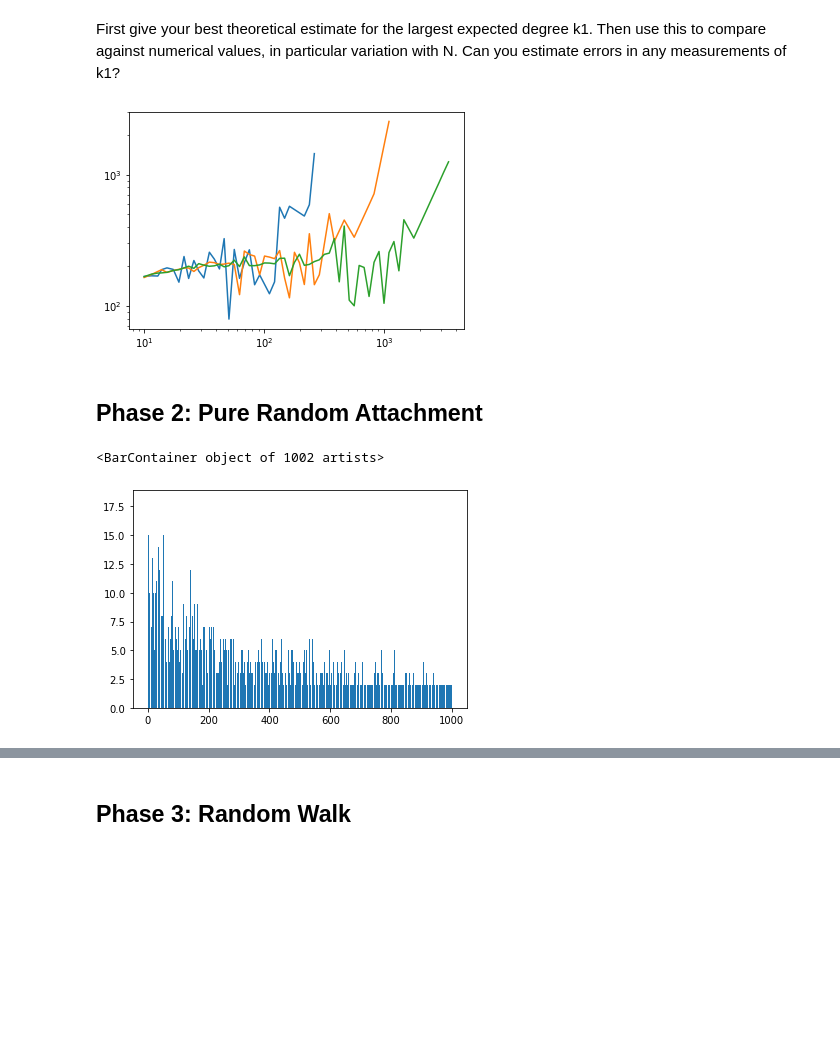
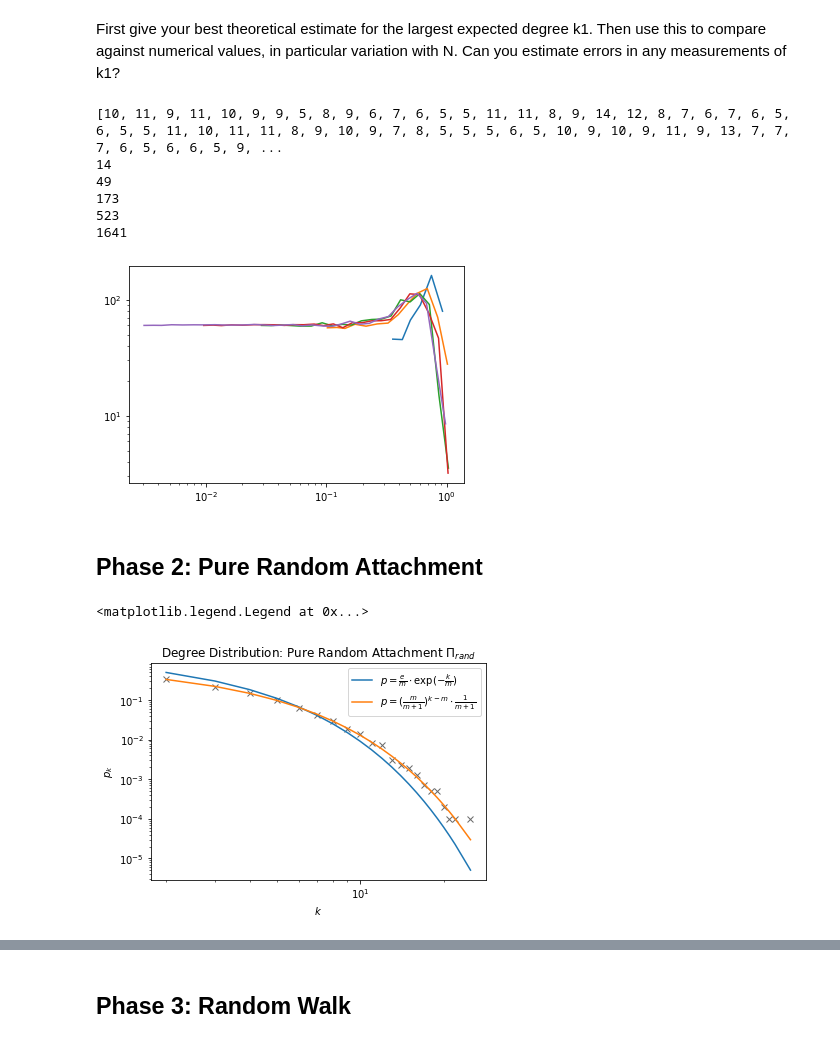
Before and after one commit to shaunfg/Complexity-Networks, a Jupyter notebook: networks/networks_project.ipynb, the cells around one changed output, grey strips where cells are left out. Saved outputs shown, nothing was run; the diff lists cells and outputs as text; code cells hidden in the pictures; blank space fills up the shorter version.

```diff
--- a/networks/networks_project.ipynb
+++ b/networks/networks_project.ipynb
@@ -225,7 +261,7 @@ Derive from the problem sheet
 
 $$p_{\infty}(k)=\frac{2m(m+1)}{k(k+1)(k+2)}$$
 # %%
-def fit_master_EQ(m,k,plot = True):
+def master_EQ_pref(m,k,plot = True):
 #     samp_x = np.arange(min(k),max(k))
 
     p = (2*m*(m+1))/(k*(k+1)*(k+2))
@@ -289,26 +389,29 @@ Justify choice for m
 # %%
-repeats = 5
-m_starting = 2
-m_add = 2
+repeats = 10
+m_starting = 5
+m_add = 5
 
 degrees_all = []
-
-for time in [1000,10000,100000]:
-    print("Calulating time t = ",time)
-    degrees_total = [0]*(time+m_starting)
+times = [1,10,100,1000,10000,100000]
+k_maxes = []
+for i in range(len(times)):
+    print("Calulating time t = ",times[i])
+#     degrees_total = [0]*(time+m_starting)
+    degrees_total = []
+    k_maxes.append([])
     for N in range(repeats):
-        Ba_1 = BA(time_limit = time,m = m_add,m_start = m_starting)
-        df = Ba_1.run()
-        degrees_total+=df.Degrees.values
+        print("--Repeat ",N)
+        Ba_1 = Barabasi_Albert(time_limit = times[i],m = m_add,m_start = m_starting)
+        df = Ba_1.drive_pref()
+        degrees_total.extend(df.Degrees.values)
+        k_maxes[i].append(max(df.Degrees.values))
 #     print(degrees_total)
-#     degrees_total = degrees_total/repeats
-#     print(degrees_total)
-    x,y = logbin(degrees_total,scale = 1.1)
+    x,y = logbin(degrees_total,scale = 1.2)
 #     plt.figure()
     plt.title("Degree Distribution, (m = {}, m0 = {})".format(m_add,m_starting))
     plt.xlabel("Number of Degrees (k)")
     plt.ylabel("Probability of degree $p(k)$")
-    plt.loglog(x,y,label = "t = {}".format(time))
+    plt.loglog(x,y,label = "t = {}".format(times[i]))
     degrees_all.append(degrees_total)
 plt.legend()
 
@@ -339,22 +490,24 @@ First give your best theoretical estimate for the largest expected degree k1. Th
 to compare against numerical values, in particular variation with N. Can you estimate
 errors in any measurements of k1?
 # %%
-for d in degrees_all:
-    x,y = logbin(d,scale = 1.1)
-    y /= x**(-3)
+print(degrees_all[1])
+
+for i in range(1,len(degrees_all)):
+#     print(degrees_all)
+    x,y = logbin(degrees_all[i],scale = 1.2)
+    y *= x*(x+1)*(x+2)
+    x /= max(degrees_all[i])
+#     print(max(degrees_all[i]))
+#     x /= (m_add*np.sqrt(times[i]))
 #     x /= x**0.1
     plt.loglog(x,y)
 # %% [output]
+[10, 11, 9, 11, 10, 9, 9, 5, 8, 9, 6, 7, 6, 5, 5, 11, 11, 8, 9, 14, 12, 8, 7, 6, 7, 6, 5, 6, 5, 5, 11, 10, 11, 11, 8, 9, 10, 9, 7, 8, 5, 5, 5, 6, 5, 10, 9, 10, 9, 11, 9, 13, 7, 7, 7, 6, 5, 6, 6, 5, 9, ...
+14
+49
+173
+523
+1641
-[figure, old version]
+[figure, new version]
 # %% [markdown]
 ## Phase 2: Pure Random Attachment
-# %%
-BA = Barabasi_Albert(time_limit = 1000,m=2,m_start=2)
-df = BA.drive_random()
-
-plt.bar(df.index,df.Degrees)
-# type(list(BA.G.nodes))
-# BA.draw()
-# %% [output]
-<BarContainer object of 1002 artists>
-[figure, removed]
@@ -360,0 +528,12 @@ plt.bar(df.index,df.Degrees)
+# %%
+x,y = logbin(df.Degrees,scale = 1)
+plt.loglog(x,y,'x',color = 'dimgray')
+plt.loglog(x,master_EQ_random_continuous(x,m_add),label = r"$p=\frac{e}{m}\cdot \exp(-\frac{k}{m})$")
+plt.loglog(x,master_EQ_random_discrete(x,m_add),label = r"$p=(\frac{m}{m+1})^{k-m} \cdot\frac{1}{m+1}$")
+plt.xlabel("$k$")
+plt.ylabel("$p_k$")
+plt.title("Degree Distribution: Pure Random Attachment $\Pi_{rand}}$")
+plt.legend()
+# %% [output]
+<matplotlib.legend.Legend at 0x...>
+[figure, added]
```
Also changed, not shown: parts of 41 cells of this notebook, 3 other files.
